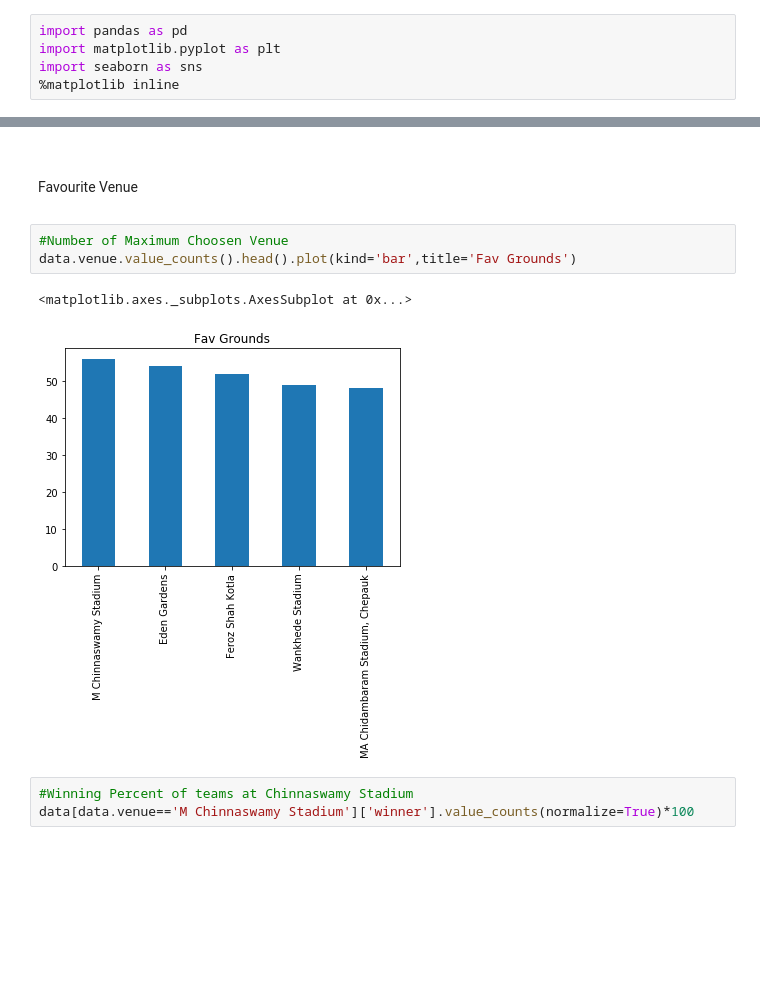
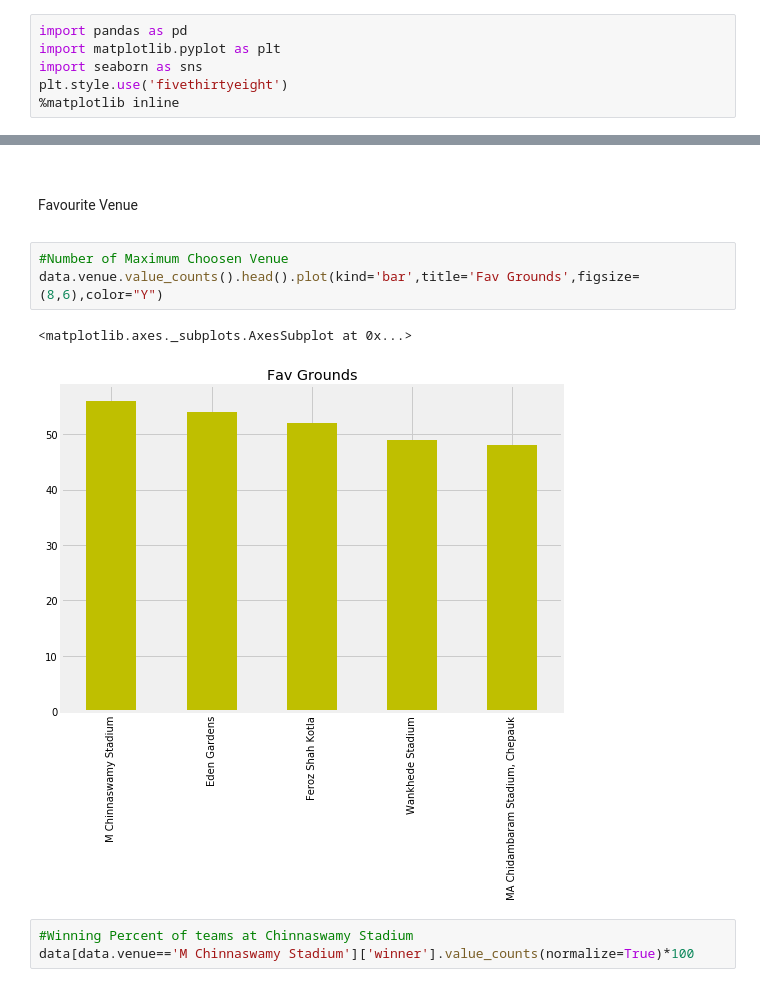
Before and after one commit to vishu819/IPL-Data-Analysis, a Jupyter notebook: ipl.ipynb, the cells around one changed output, grey strips where cells are left out. Saved outputs shown, nothing was run; the diff lists cells and outputs as text; blank space fills up the shorter version.

Commit message:
Some Updations in Graphs

```diff
--- a/ipl.ipynb
+++ b/ipl.ipynb
@@ -2,6 +2,7 @@
 import pandas as pd
 import matplotlib.pyplot as plt
 import seaborn as sns
+plt.style.use('fivethirtyeight')
 %matplotlib inline
 # %%
 data=pd.read_csv(r"./ipl/matches.csv")
@@ -135,10 +136,10 @@ Favourite Venue
 </p>
 # %%
 #Number of Maximum Choosen Venue
-data.venue.value_counts().head().plot(kind='bar',title='Fav Grounds')
+data.venue.value_counts().head().plot(kind='bar',title='Fav Grounds',figsize=(8,6),color="Y")
 # %% [output]
 <matplotlib.axes._subplots.AxesSubplot at 0x...>
-[figure, old version]
+[figure, new version]
 # %%
 #Winning Percent of teams at Chinnaswamy Stadium
 data[data.venue=='M Chinnaswamy Stadium']['winner'].value_counts(normalize=True)*100
```
Also changed, not shown: parts of 21 cells of this notebook.
